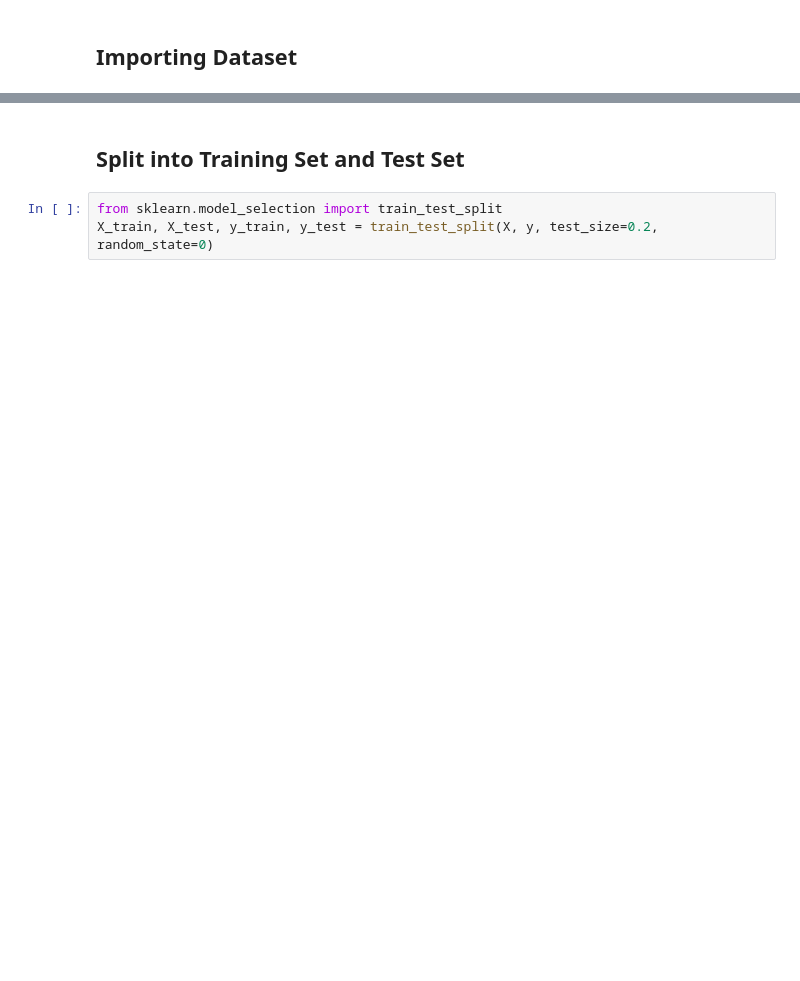
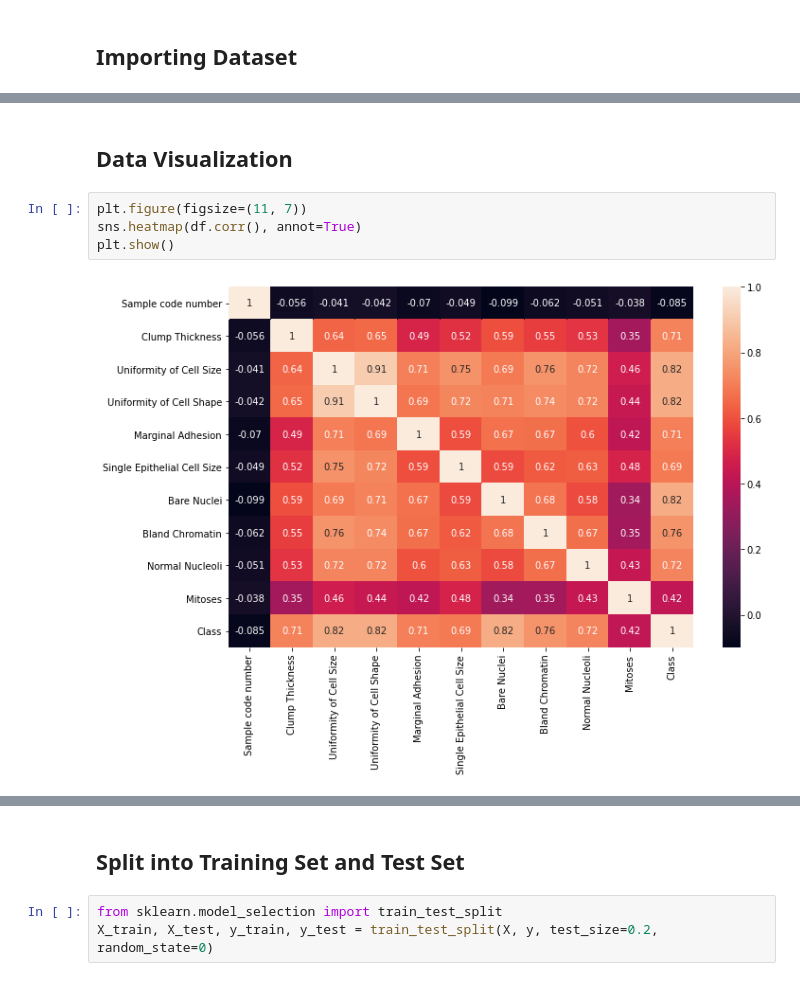
Before and after one commit to aryyawijaya/learn_ML, a Jupyter notebook: Classification/.Project/breast_cancer.ipynb, the cells around one changed output, grey strips where cells are left out. Drawn from its saved outputs; the diff is of its cells as text; blank space fills up the shorter version.

```diff
--- a/Classification/.Project/breast_cancer.ipynb
+++ b/Classification/.Project/breast_cancer.ipynb
@@ -19,0 +66,8 @@ df.head()
+# %% [markdown]
+## Data Visualization
+# %%
+plt.figure(figsize=(11, 7))
+sns.heatmap(df.corr(), annot=True)
+plt.show()
+# %% [output]
+[figure, added]
```
Also changed, not shown: parts of 19 cells of this notebook.
